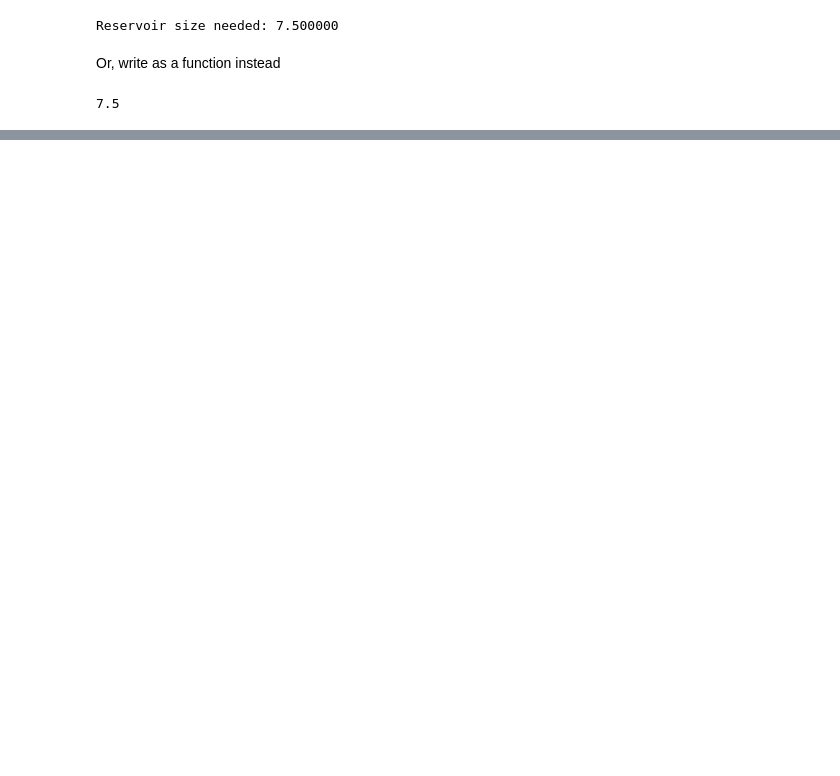
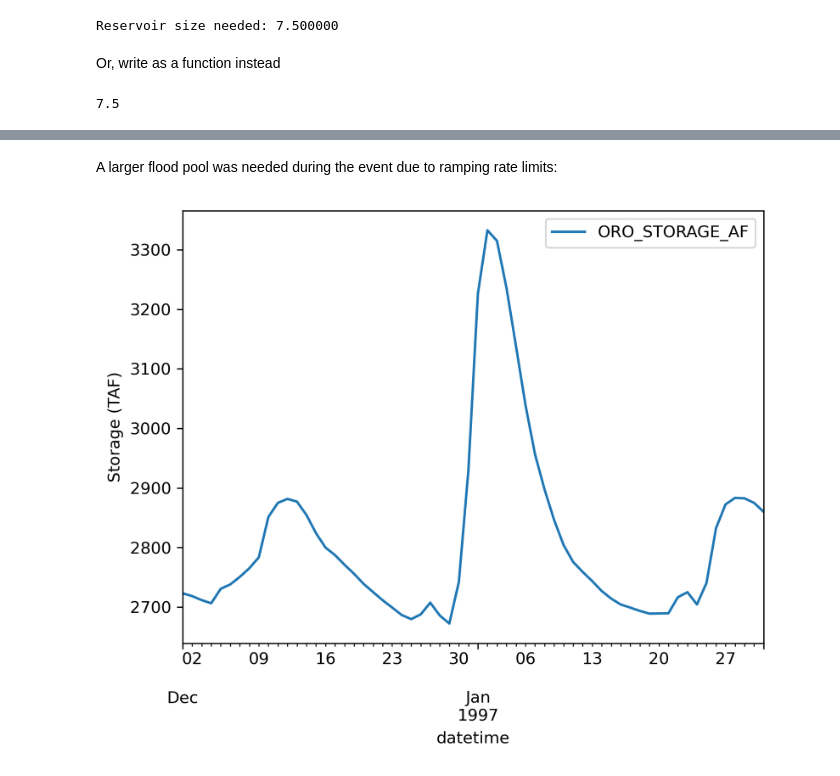
Before and after one commit to jdherman/eci273, a Jupyter notebook: L03-sequent-peak.ipynb, the cells around one changed output, grey strips where cells are left out. Drawn from its saved outputs; the diff is of its cells as text; code cells hidden in the pictures; blank space fills up the shorter version.

```diff
--- a/L03-sequent-peak.ipynb
+++ b/L03-sequent-peak.ipynb
@@ -54,0 +115,9 @@ print(Kmax)
+# %% [markdown]
+A larger flood pool was needed during the event due to ramping rate limits:
+# %%
+df = cdec_sensor_data('ORO', 15, 'D', sd='1996-12-01', ed='1997-01-31')
+(df / 1000).plot()
+plt.ylabel('Storage (TAF)')
+plt.show()
+# %% [output]
+[figure, added]
```
Also changed, not shown: parts of 11 cells of this notebook, 1 other file.
